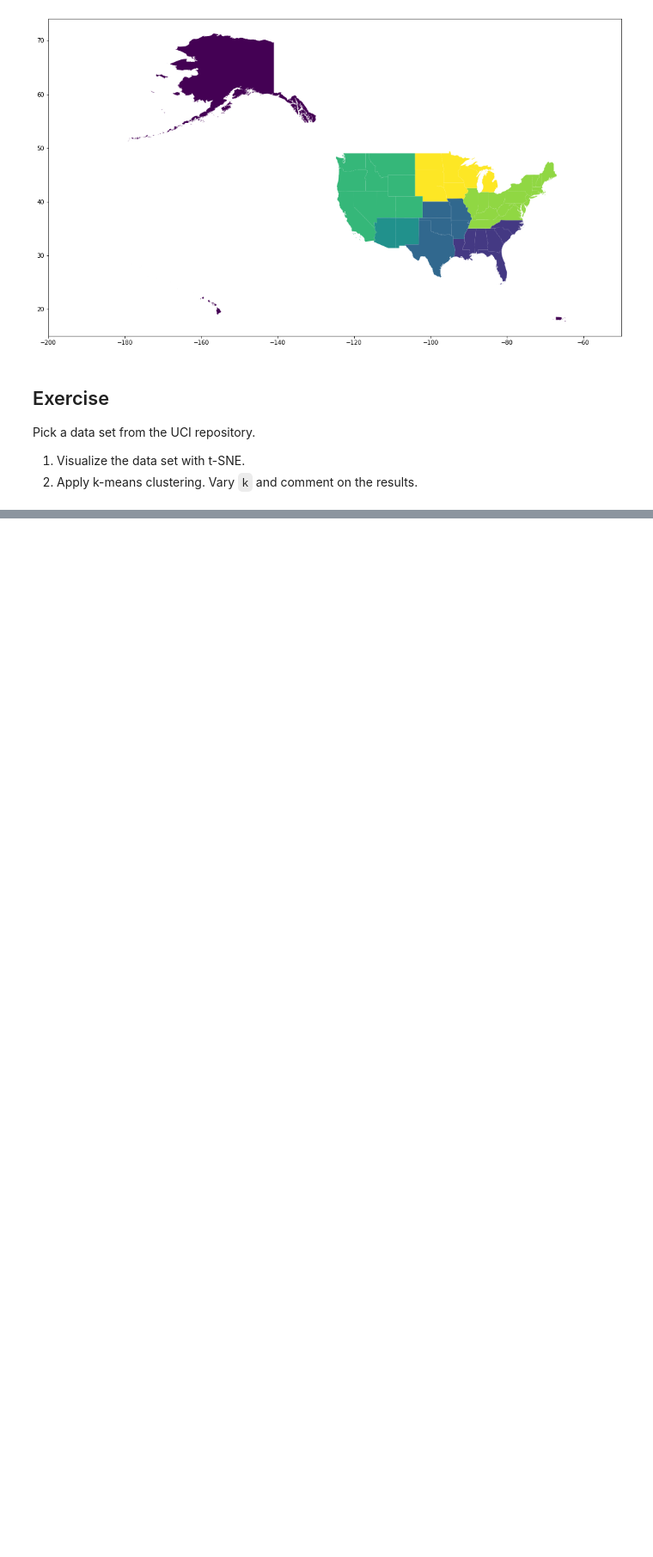
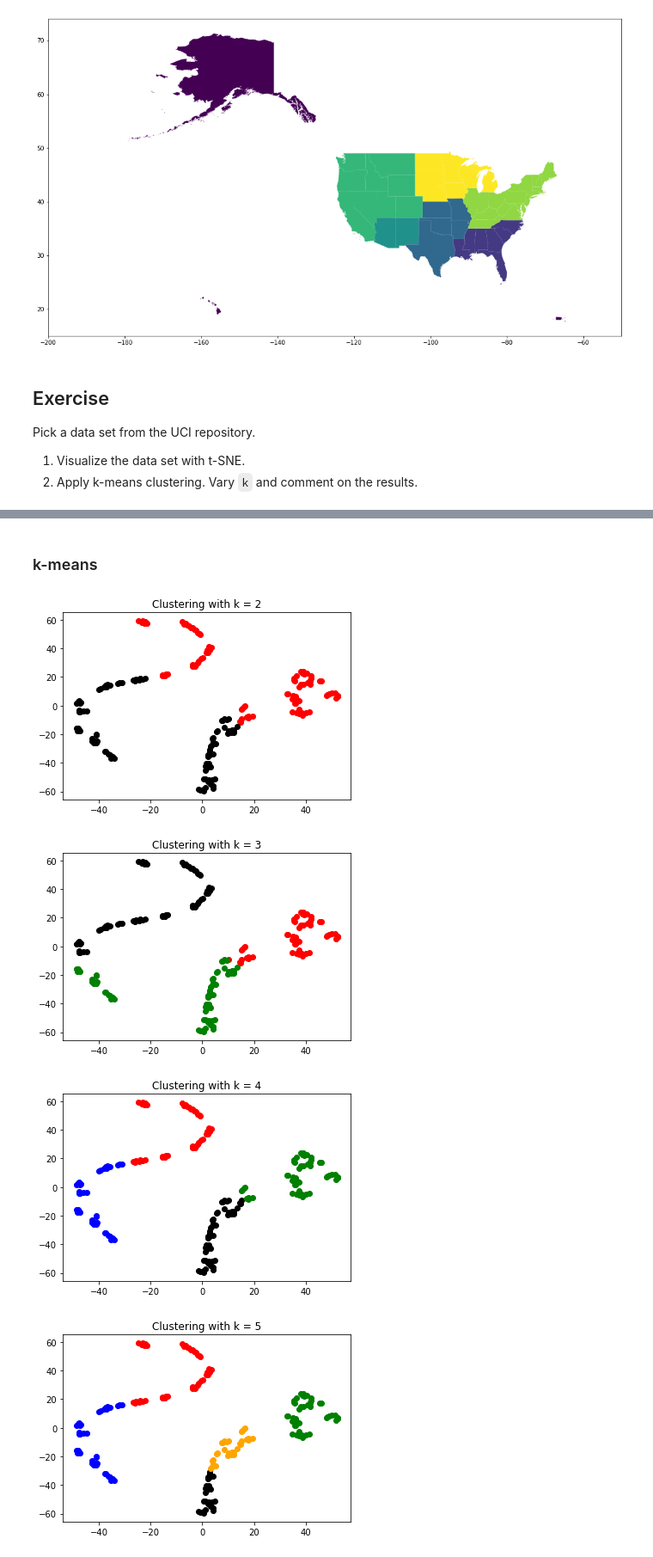
Before and after one commit to hoestmann/ML_course_materials, a Jupyter notebook: hw4/clustering.ipynb, the cells around one changed output, grey strips where cells are left out. Shown: that part at 86% size. Cells and saved outputs as stored; diff of their text form; code cells hidden in the pictures; blank space fills up the shorter version.

```diff
--- a/hw4/clustering.ipynb
+++ b/hw4/clustering.ipynb
@@ -202,0 +202,36 @@ z = tsne.fit_transform(data)
+# %% [markdown]
+### k-means
+# %%
+import matplotlib.colors as mcolors
+
+# A k greater 11 than will not show
+for k in range(2,10):
+    cls = KMeans(
+        n_clusters=k
+    )
+    cls.fit(z)
+
+    labels = cls.labels_
+
+    colors = ["red","black","green","blue","orange","purple","brown","pink","gray","olive","cyan"]
+
+    categories = np.unique(labels)
+    for label in categories:
+        group = z[labels == label]
+        plt.scatter(group[:,0] , group[:,1] , color=colors[label])
+    plt.title("Clustering with k = " + str(k))
+    # label0 = z[labels == 0]
+    # label1 = z[labels == 1]
+    # label2 = z[labels == 2]
+    # label3 = z[labels == 3]
+
+    #plt.scatter(label0[:,0] , label0[:,1] , color='red')
+    # plt.scatter(label1[:,0] , label1[:,1] , color='black')
+    # plt.scatter(label2[:,0] , label2[:,1] , color='green')
+    # plt.scatter(label3[:,0] , label3[:,1] , color='blue')
+    plt.show()
+# %% [output]
+[figure, added]
+[figure, added]
+[figure, added]
+[figure, added]
```
Also changed, not shown: parts of 4 cells of this notebook.
